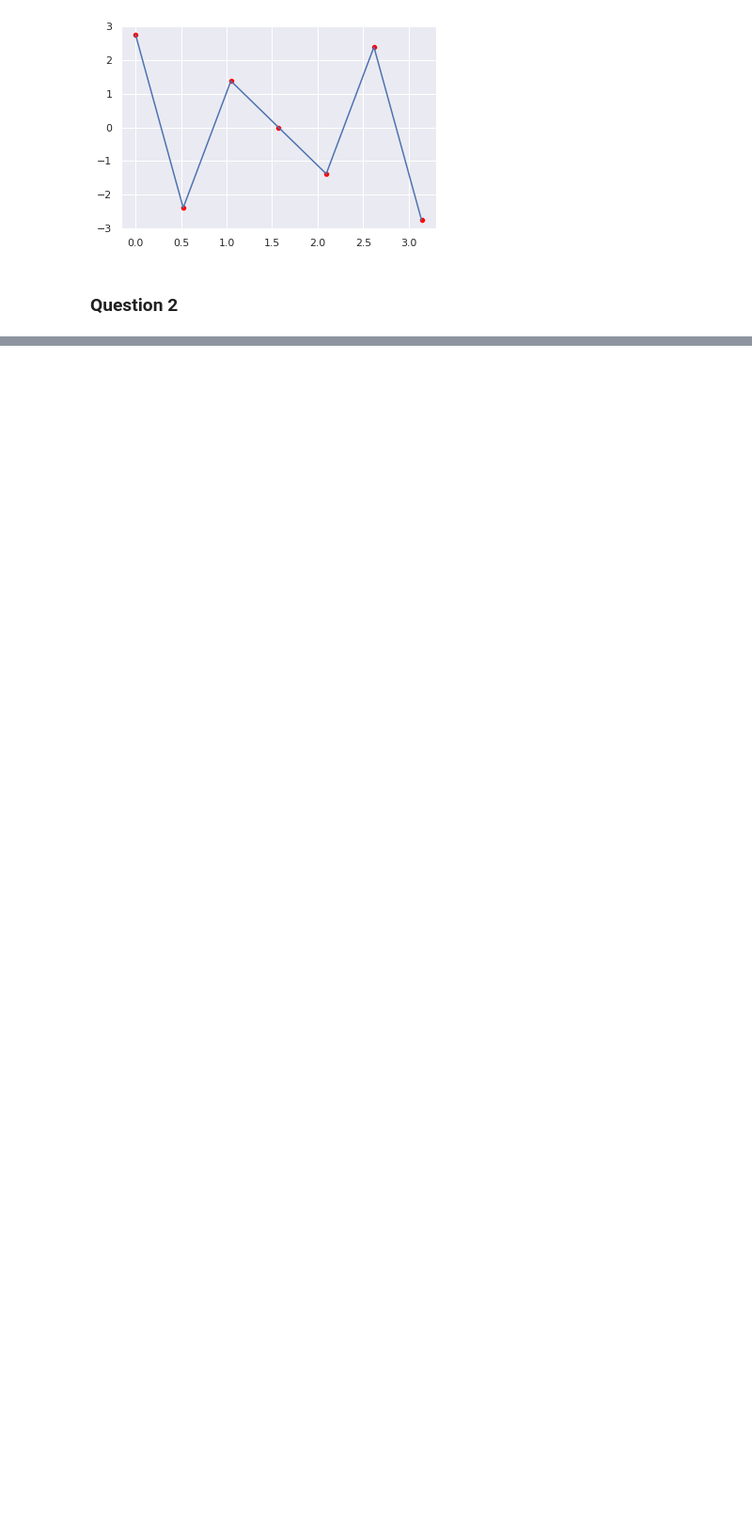
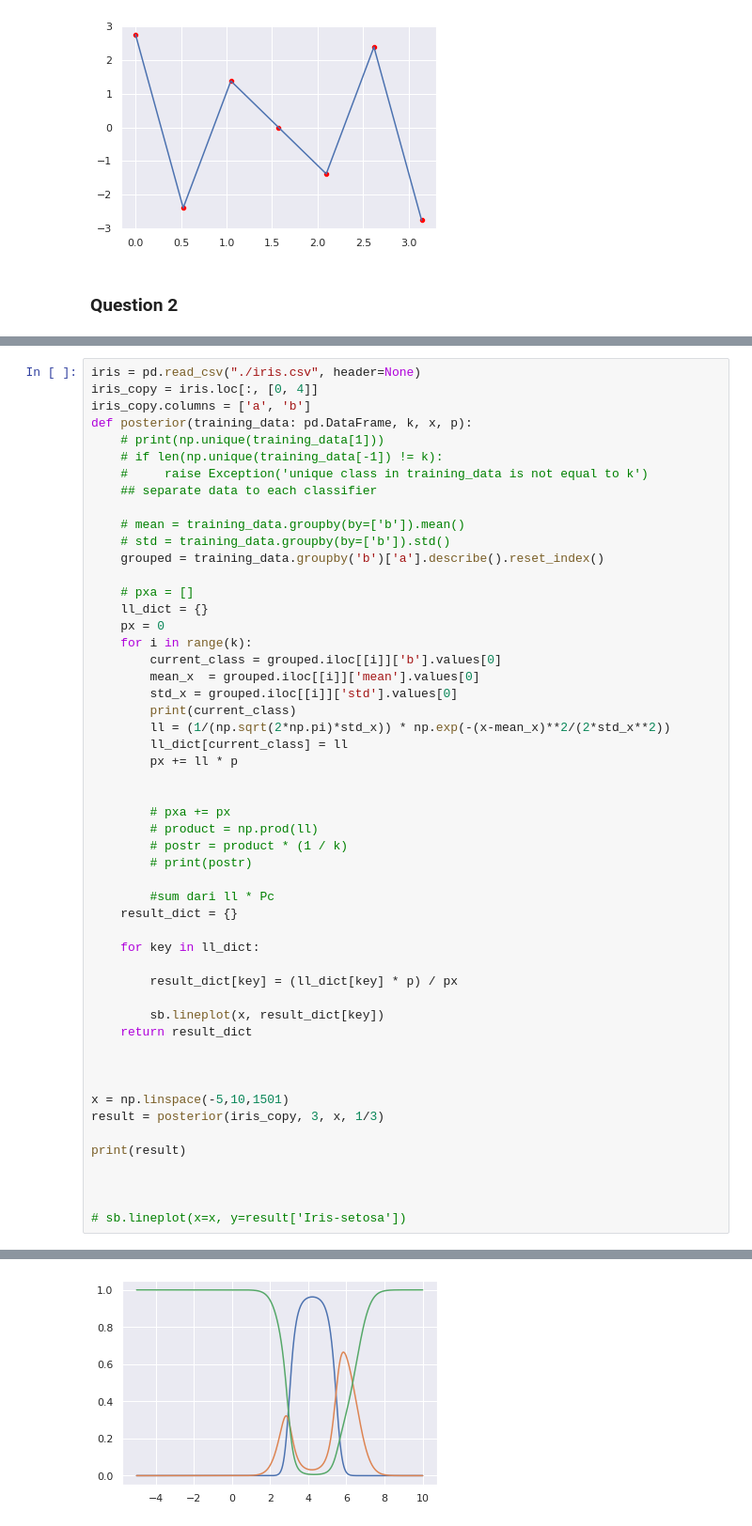
Before and after one commit to RafadanaM/ML, a Jupyter notebook: HW/HW3/hw3.ipynb, the cells around one changed output, grey strips where cells are left out. Shown at 94% size. Cells and saved outputs as stored; diff of their text form; blank space fills up the shorter version.

```diff
--- a/HW/HW3/hw3.ipynb
+++ b/HW/HW3/hw3.ipynb
@@ -154,0 +166,53 @@ print(SS_res)
+# %%
+iris = pd.read_csv("./iris.csv", header=None)
+iris_copy = iris.loc[:, [0, 4]]
+iris_copy.columns = ['a', 'b']
+def posterior(training_data: pd.DataFrame, k, x, p):
+    # print(np.unique(training_data[1]))
+    # if len(np.unique(training_data[-1]) != k):
+    #     raise Exception('unique class in training_data is not equal to k')
+    ## separate data to each classifier
+
+    # mean = training_data.groupby(by=['b']).mean()
+    # std = training_data.groupby(by=['b']).std()
+    grouped = training_data.groupby('b')['a'].describe().reset_index()
+
+    # pxa = []
+    ll_dict = {}
+    px = 0
+    for i in range(k):
+        current_class = grouped.iloc[[i]]['b'].values[0]
+        mean_x  = grouped.iloc[[i]]['mean'].values[0]
+        std_x = grouped.iloc[[i]]['std'].values[0]
+        print(current_class)
+        ll = (1/(np.sqrt(2*np.pi)*std_x)) * np.exp(-(x-mean_x)**2/(2*std_x**2))
+        ll_dict[current_class] = ll
+        px += ll * p
+
+
+        # pxa += px
+        # product = np.prod(ll)
+        # postr = product * (1 / k)
+        # print(postr)
+
+        #sum dari ll * Pc
+    result_dict = {}
+
+    for key in ll_dict:
+
+        result_dict[key] = (ll_dict[key] * p) / px
+
+        sb.lineplot(x, result_dict[key])
+    return result_dict
+
+
+
+x = np.linspace(-5,10,1501)
+result = posterior(iris_copy, 3, x, 1/3)
+
+print(result)
+
+
+
+# sb.lineplot(x=x, y=result['Iris-setosa'])
+# %% [output]
@@ -154,0 +226 @@ print(SS_res)
+[figure, added]
```
Also changed, not shown: parts of 11 cells of this notebook, 1 other file.
